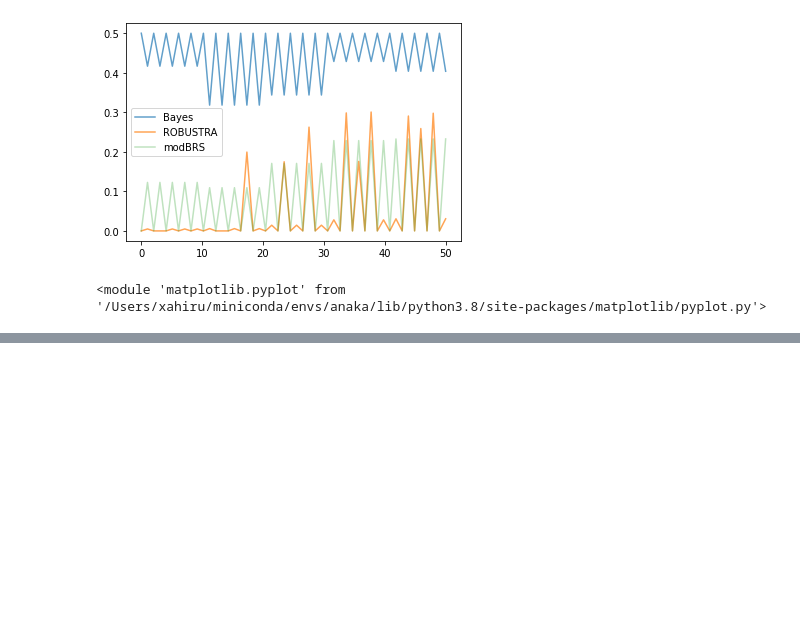
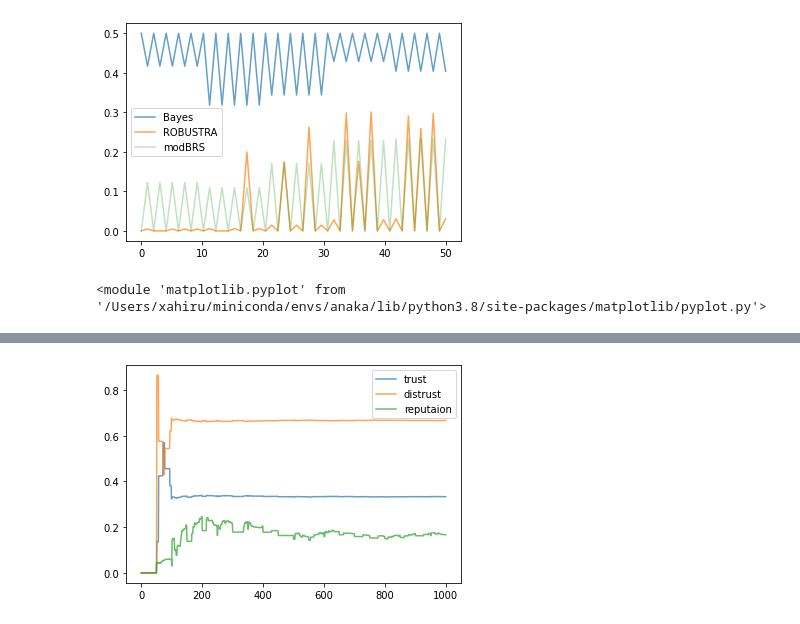
Before and after one commit to xahiru/robustra, a Jupyter notebook: agentbasedexp_cleansim2.ipynb, the cells around one changed output, grey strips where cells are left out. Saved outputs shown, nothing was run; the diff lists cells and outputs as text; code cells hidden in the pictures; blank space fills up the shorter version.

```diff
--- a/agentbasedexp_cleansim2.ipynb
+++ b/agentbasedexp_cleansim2.ipynb
@@ -1128,0 +1180,4 @@ exp1 = Experiment(scenario, n_consumers, n_producers, n_transactions,seed)
+# %%
+exp4.plot_trust(101,204, dlen=1000, start=0)
+# %% [output]
+[figure, added]
```
Also changed, not shown: parts of 5 cells of this notebook.
